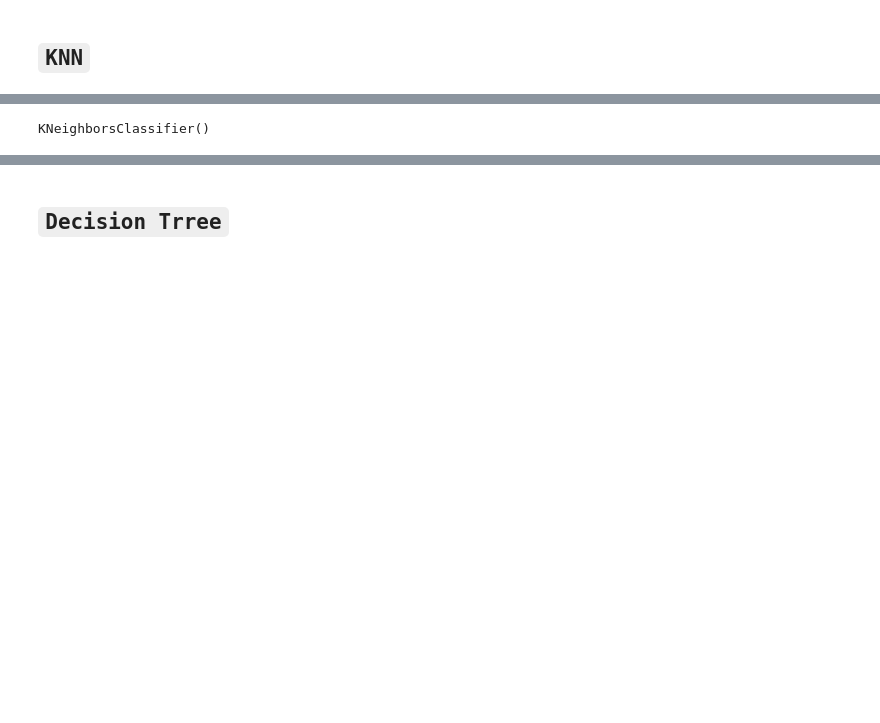
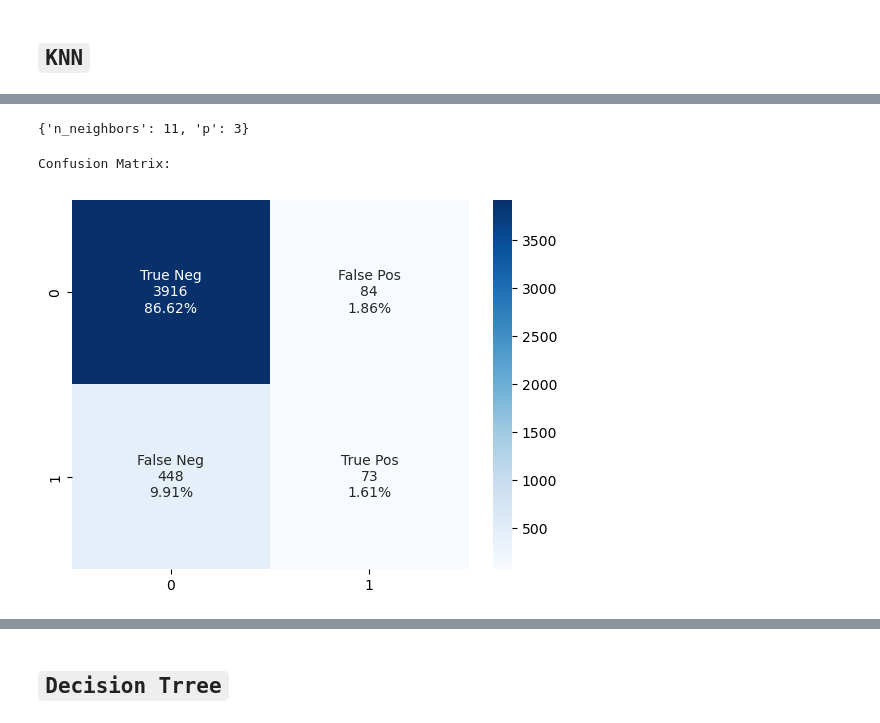
Before and after one commit to accesable/ML_Final, a Jupyter notebook: code/main.ipynb, the cells around one changed output, grey strips where cells are left out. Saved outputs shown, nothing was run; the diff lists cells and outputs as text; code cells hidden in the pictures; blank space fills up the shorter version.

```diff
--- a/code/main.ipynb
+++ b/code/main.ipynb
@@ -282,5 +311,8 @@ make_confusion_matrix (confusion_matrix(y_test, y_pred))
+# %%
+grid.best_params_
+# %% [output]
+{'n_neighbors': 11, 'p': 3}
 # %%
-KNN = KNeighborsClassifier(n_neighbors=5)
-KNN.fit(X_train, y_train)
+model=KNeighborsClassifier(n_neighbors = 11, p=3)
+model.fit(X_train, y_train)
+y_pred = model.predict(X_test)
-# %% [output]
-KNeighborsClassifier()
@@ -286,0 +323,6 @@ KNeighborsClassifier()
+# %%
+print('Confusion Matrix:')
+make_confusion_matrix (confusion_matrix(y_test, y_pred))
+# %% [output]
+Confusion Matrix:
+[figure, added]
```
Also changed, not shown: parts of 35 cells of this notebook.
